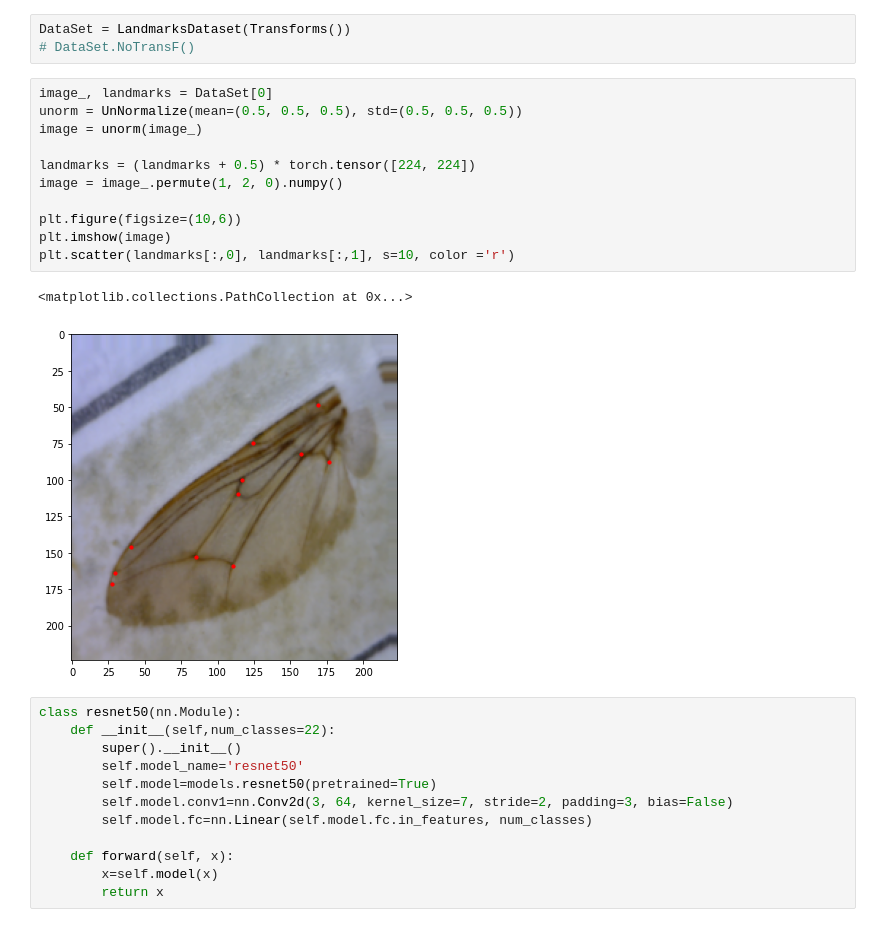
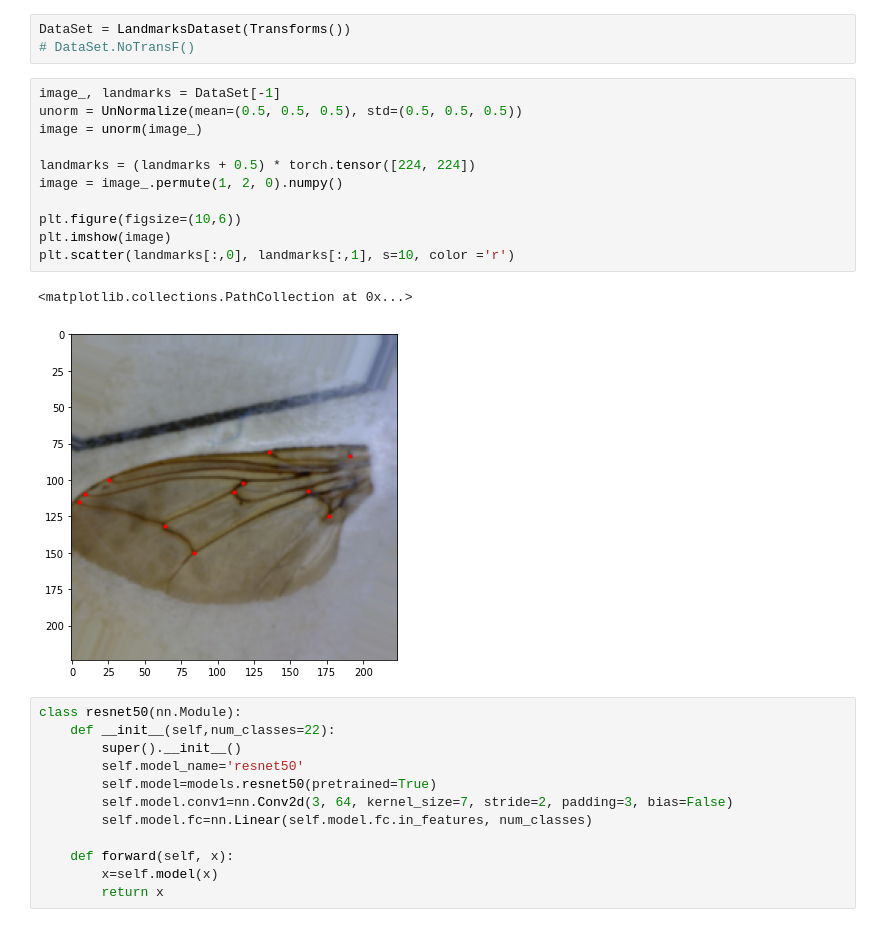
Before and after one commit to DylanGeldenhuys/Landmark-detection-for-tsetse-fly-wings, a Jupyter notebook: resnet50_training.ipynb, the cells around one changed output. Saved outputs shown, nothing was run; the diff lists cells and outputs as text.

```diff
--- a/resnet50_training.ipynb
+++ b/resnet50_training.ipynb
@@ -40,19 +40,19 @@ Plot a few samples with transforms enabled
 DataSet = LandmarksDataset(Transforms())
 # DataSet.NoTransF()
 # %%
-image_, landmarks = DataSet[0]
+image_, landmarks = DataSet[-1]
 unorm = UnNormalize(mean=(0.5, 0.5, 0.5), std=(0.5, 0.5, 0.5))
 image = unorm(image_)
 
 landmarks = (landmarks + 0.5) * torch.tensor([224, 224])
 image = image_.permute(1, 2, 0).numpy()
 
 plt.figure(figsize=(10,6))
 plt.imshow(image)
 plt.scatter(landmarks[:,0], landmarks[:,1], s=10, color ='r')
 # %% [output]
 <matplotlib.collections.PathCollection at 0x...>
-[figure, old version]
+[figure, new version]
 # %%
 class resnet50(nn.Module):
     def __init__(self,num_classes=22):
```
Also changed, not shown: parts of 2 cells of this notebook, 5 other files.
